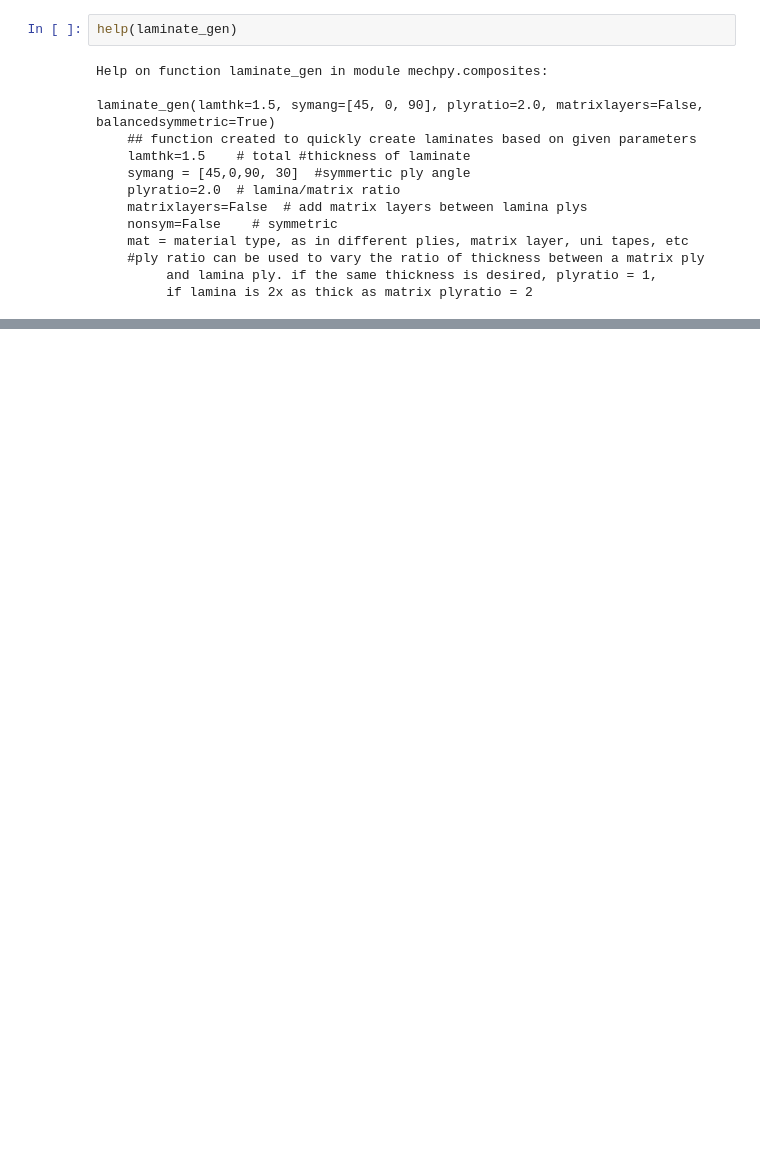
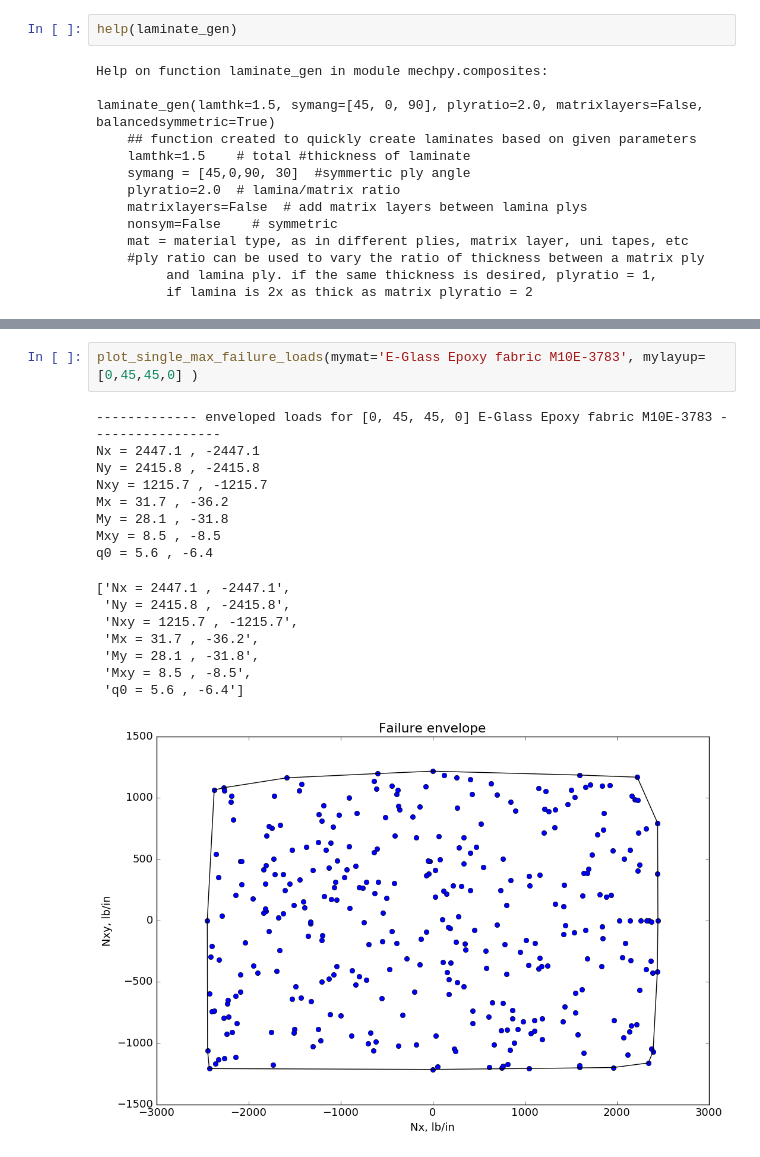
Before and after one commit to nagordon/mechpy, a Jupyter notebook: tutorials/composites.ipynb, the cells around one changed output, grey strips where cells are left out. Drawn from its saved outputs; the diff is of its cells as text; blank space fills up the shorter version.

```diff
--- a/tutorials/composites.ipynb
+++ b/tutorials/composites.ipynb
@@ -113,0 +118,19 @@ sigmabar
+# %%
+plot_single_max_failure_loads(mymat='E-Glass Epoxy fabric M10E-3783', mylayup=[0,45,45,0] )
+# %% [output]
+------------- enveloped loads for [0, 45, 45, 0] E-Glass Epoxy fabric M10E-3783 -----------------
+Nx = 2447.1 , -2447.1
+Ny = 2415.8 , -2415.8
+Nxy = 1215.7 , -1215.7
+Mx = 31.7 , -36.2
+My = 28.1 , -31.8
+Mxy = 8.5 , -8.5
+q0 = 5.6 , -6.4
+['Nx = 2447.1 , -2447.1',
+ 'Ny = 2415.8 , -2415.8',
+ 'Nxy = 1215.7 , -1215.7',
+ 'Mx = 31.7 , -36.2',
+ 'My = 28.1 , -31.8',
+ 'Mxy = 8.5 , -8.5',
+ 'q0 = 5.6 , -6.4']
+[figure, added]
```
Also changed, not shown: parts of 12 cells of this notebook, 23 other files.
